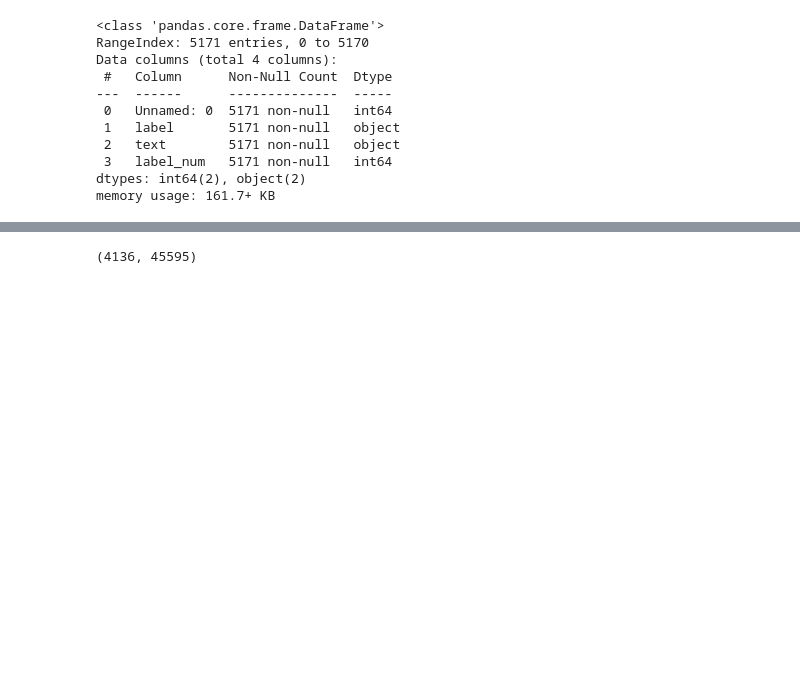
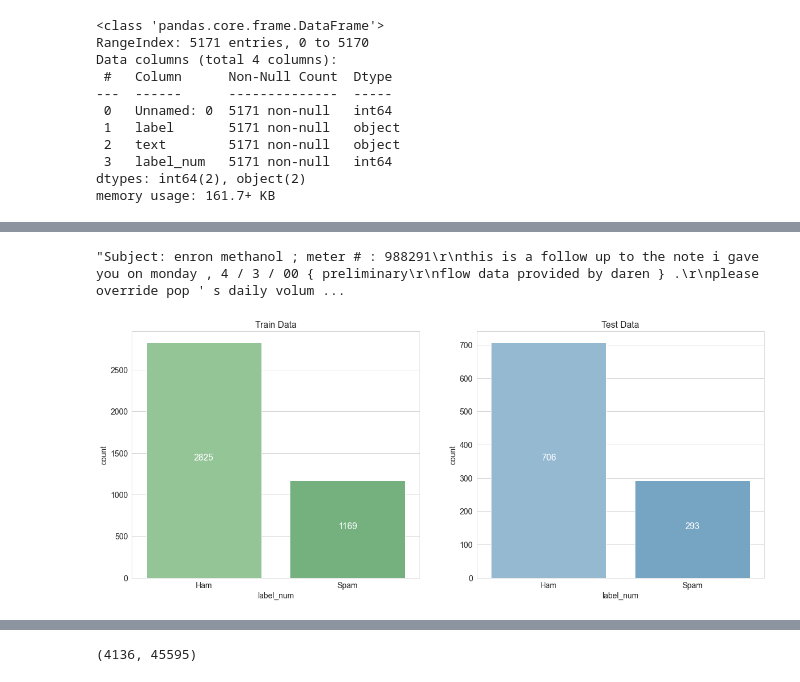
Before and after one commit to srang992/Email-Spam-Classification, a Jupyter notebook: Email_Spam_Classification_modified.ipynb, the cells around one changed output, grey strips where cells are left out. Drawn from its saved outputs; the diff is of its cells as text; code cells hidden in the pictures; blank space fills up the shorter version.

```diff
--- a/Email_Spam_Classification_modified.ipynb
+++ b/Email_Spam_Classification_modified.ipynb
@@ -72,7 +43,0 @@ True
-# %%
-from nltk.tokenize import word_tokenize
-from nltk.corpus import stopwords
-email_data['text']=email_data['text'].apply(word_tokenize)
-email_data['text']=email_data['text'].apply(lambda x:[word for word in x if word not in set(stopwords.words('english'))])
-# %%
-email_data['text']=email_data['text'].apply(lambda x:' '.join(x))
@@ -87,0 +62,6 @@ y=email_data['label_num']
+# %%
+email_data_nodup = email_data.drop_duplicates()
+
+dupli = email_data_nodup.duplicated(subset=['text'], keep=False)
+dupli_table = email_data_nodup[dupli].sort_values(by='text')
+dupli_table
@@ -87,0 +86,13 @@ y=email_data['label_num']
+# %%
+email_data_nodup.text[0]
+# %% [output]
+"Subject: enron methanol ; meter # : 988291\r\nthis is a follow up to the note i gave you on monday , 4 / 3 / 00 { preliminary\r\nflow data provided by daren } .\r\nplease override pop ' s daily volum ...
+# %%
+from sklearn.model_selection import train_test_split
+train, test = train_test_split(email_data_nodup, test_size=0.2, stratify=email_data_nodup['label_num'])
+# %%
+from functions import train_test_labels_dist
+
+train_test_labels_dist(train_data=train, test_data=test, target='label_num')
+# %% [output]
+[figure, added]
```
Also changed, not shown: parts of 58 cells of this notebook, 8 other files.
